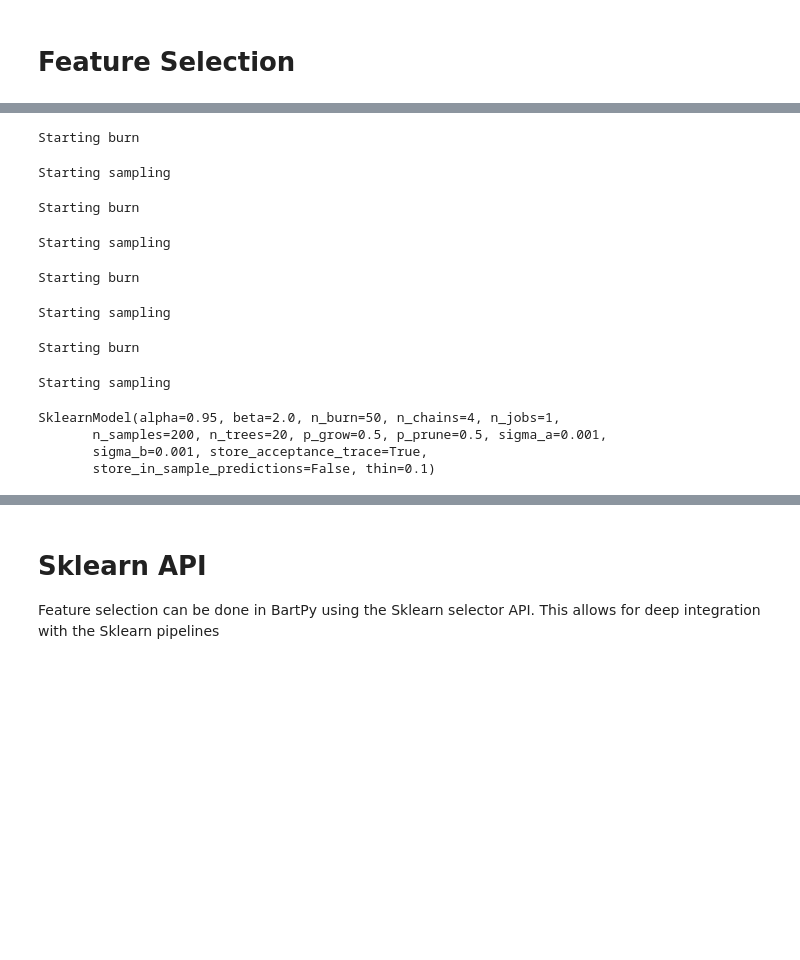
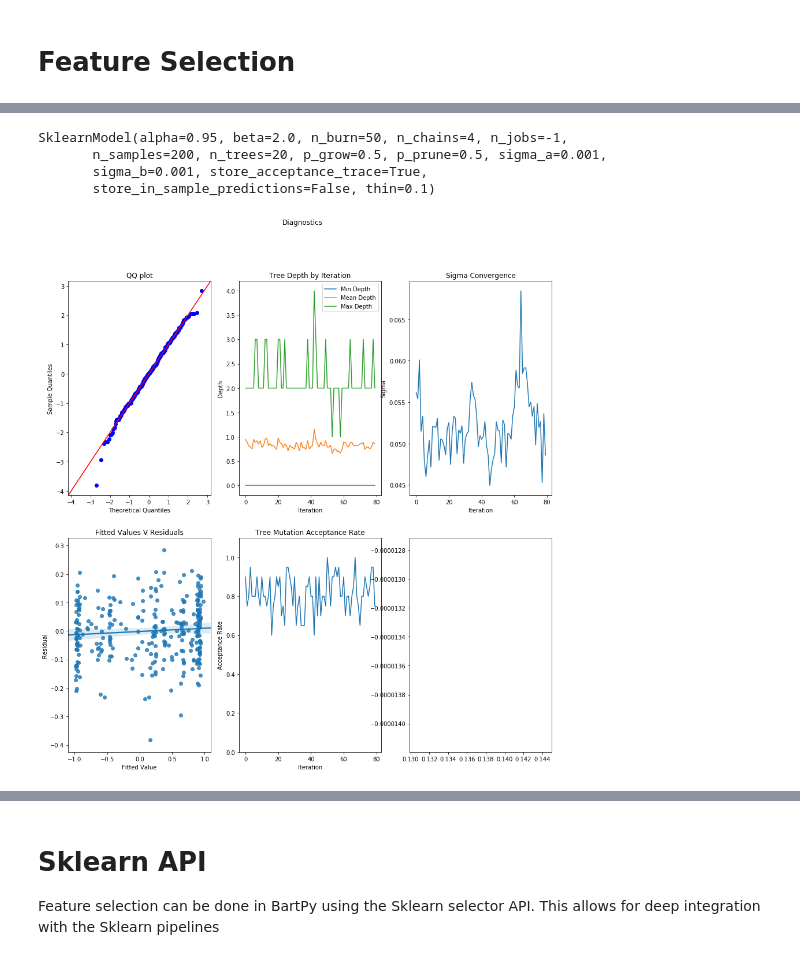
Before and after one commit to JakeColtman/bartpy, a Jupyter notebook: examples/Feature Selection.ipynb, the cells around one changed output, grey strips where cells are left out. Cells and saved outputs as stored; diff of their text form; code cells hidden in the pictures; blank space fills up the shorter version.

```diff
--- a/examples/Feature Selection.ipynb
+++ b/examples/Feature Selection.ipynb
@@ -35,19 +35,43 @@ Text(0.5,1,'X v y')
 # %%
-model = SklearnModel(n_samples=200, n_burn=50, n_trees=20, store_in_sample_predictions=False, n_jobs=1)
+model = SklearnModel(n_samples=200, n_burn=50, n_trees=20, store_in_sample_predictions=False, n_jobs=-1)
 model.fit(X, y)
 # %% [output]
-Starting burn
+SklearnModel(alpha=0.95, beta=2.0, n_burn=50, n_chains=4, n_jobs=-1,
+       n_samples=200, n_trees=20, p_grow=0.5, p_prune=0.5, sigma_a=0.001,
+       sigma_b=0.001, store_acceptance_trace=True,
+       store_in_sample_predictions=False, thin=0.1)
-Starting sampling
-Starting burn
-Starting sampling
-Starting burn
-Starting sampling
-Starting burn
-Starting sampling
-SklearnModel(alpha=0.95, beta=2.0, n_burn=50, n_chains=4, n_jobs=1,
-       n_samples=200, n_trees=20, p_grow=0.5, p_prune=0.5, sigma_a=0.001,
-       sigma_b=0.001, store_acceptance_trace=True,
-       store_in_sample_predictions=False, thin=0.1)
+# %%
+from matplotlib import pyplot as plt
+
+from bartpy.diagnostics.sampling import plot_tree_mutation_acceptance_rate
+from bartpy.diagnostics.sigma import plot_sigma_convergence
+from bartpy.diagnostics.trees import plot_tree_depth
+from bartpy.sklearnmodel import SklearnModel
+
+
+
+def plot_homoskedasity_diagnostics(model: SklearnModel, ax=None):
+    if ax is None:
+        fig, ax = plt.subplots(1, 1, figsize=(5, 5))
+    sns.regplot(model.predict(model.data.X), model.residuals(model.data.X), ax=ax)
+    ax.set_title("Fitted Values V Residuals")
+    ax.set_xlabel("Fitted Value")
+    ax.set_ylabel("Residual")
+    return ax
+
+
+def plot_diagnostics(model: SklearnModel):
+    fig, ((ax1, ax2, ax3), (ax4, ax5, ax6)) = plt.subplots(2, 3, figsize=(15, 15))
+    fig.suptitle("Diagnostics")
+    plot_qq(model, ax1)
+    plot_tree_depth(model, ax2)
+    plot_sigma_convergence(model, ax3)
+    plot_homoskedasity_diagnostics(model, ax4)
+    plot_tree_mutation_acceptance_rate(model, ax5)
+    plt.show()
+plot_diagnostics(model)
+# %% [output]
+[figure, added]
 # %%
 fig, ax = plt.subplots(1, 1)
 
```
Also changed, not shown: parts of 2 cells of this notebook, 1 other file.
